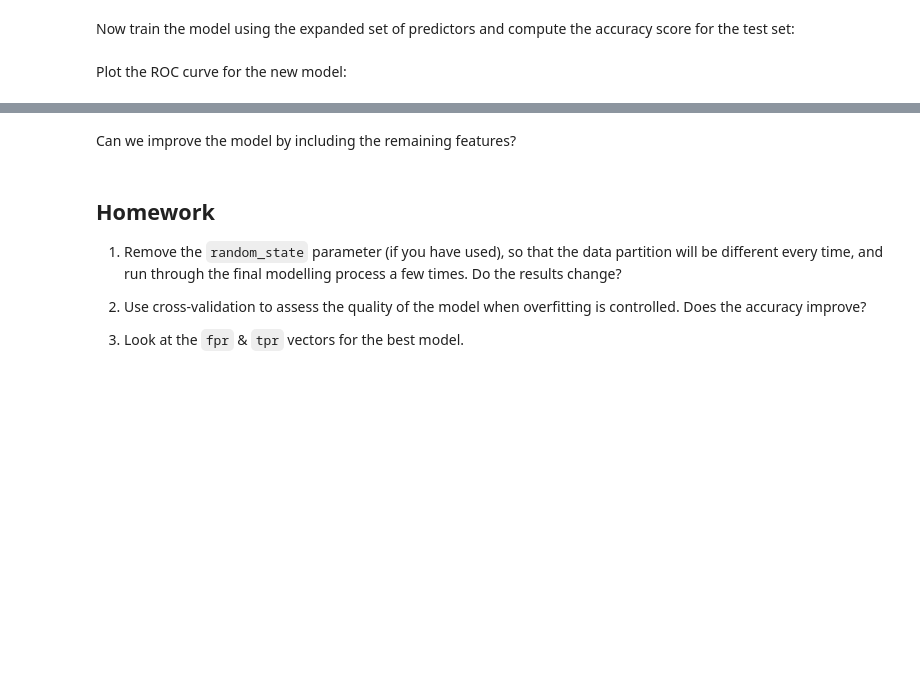
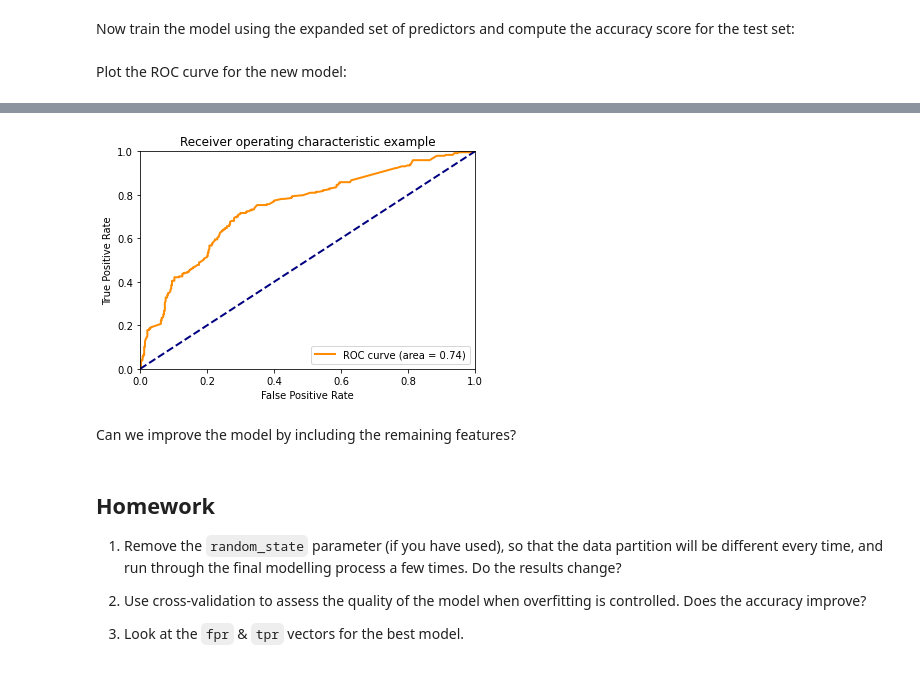
Before and after one commit to MirunaSuresh/Jun23cohortDataScienceAndAI, a Jupyter notebook: Sajeewa/IOD_Lab_5_1.ipynb, the cells around one changed output, grey strips where cells are left out. Cells and saved outputs as stored; diff of their text form; code cells hidden in the pictures; blank space fills up the shorter version.

```diff
--- a/Sajeewa/IOD_Lab_5_1.ipynb
+++ b/Sajeewa/IOD_Lab_5_1.ipynb
@@ -302,3 +426,8 @@ Plot the ROC curve for the new model:
+# %%
+# Test
+plot_roc_curve(X_train, y_train)
+# %% [output]
+[figure, added]
 # %% [markdown]
 Can we improve the model by including the remaining features?
 # %%
```
Also changed, not shown: parts of 22 cells of this notebook.
